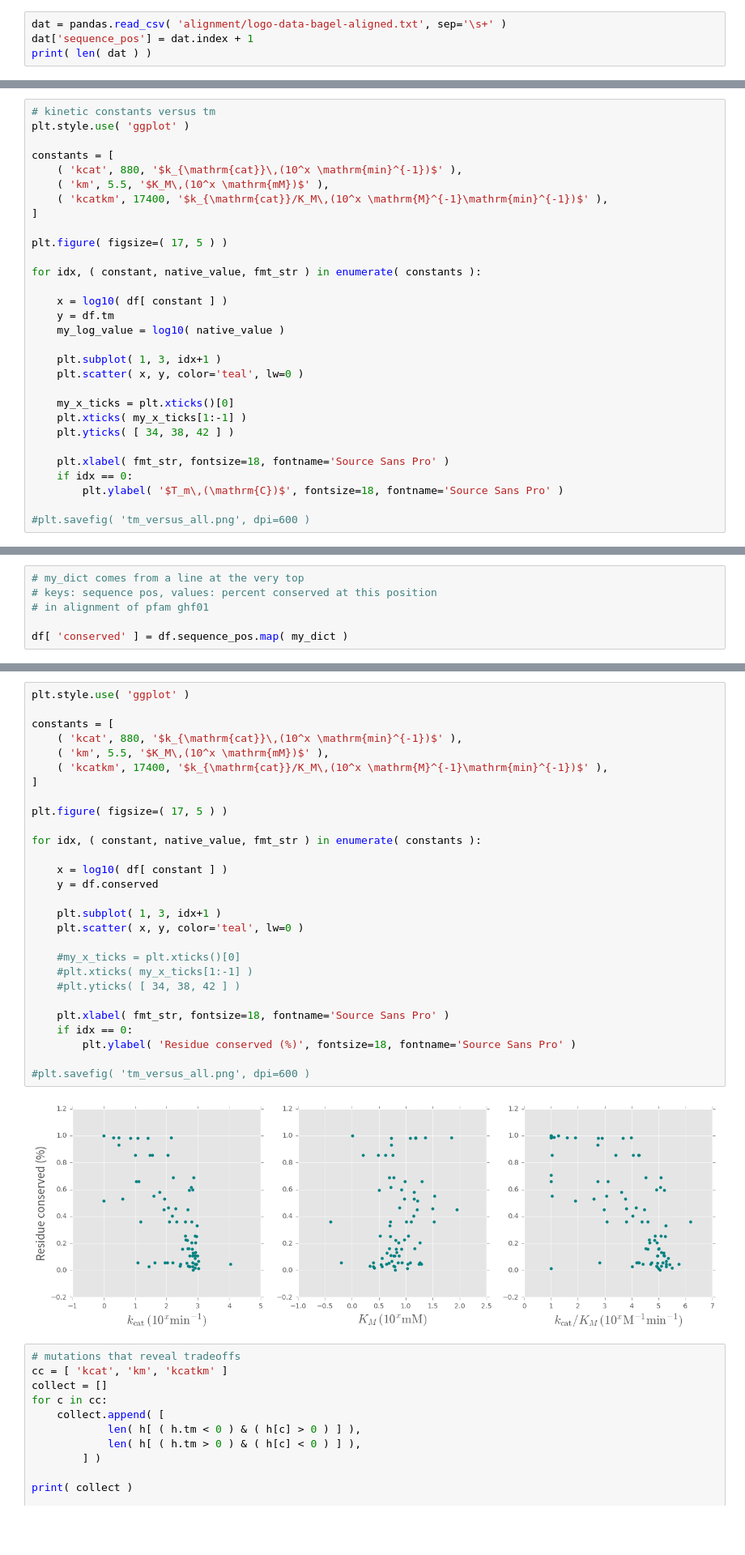
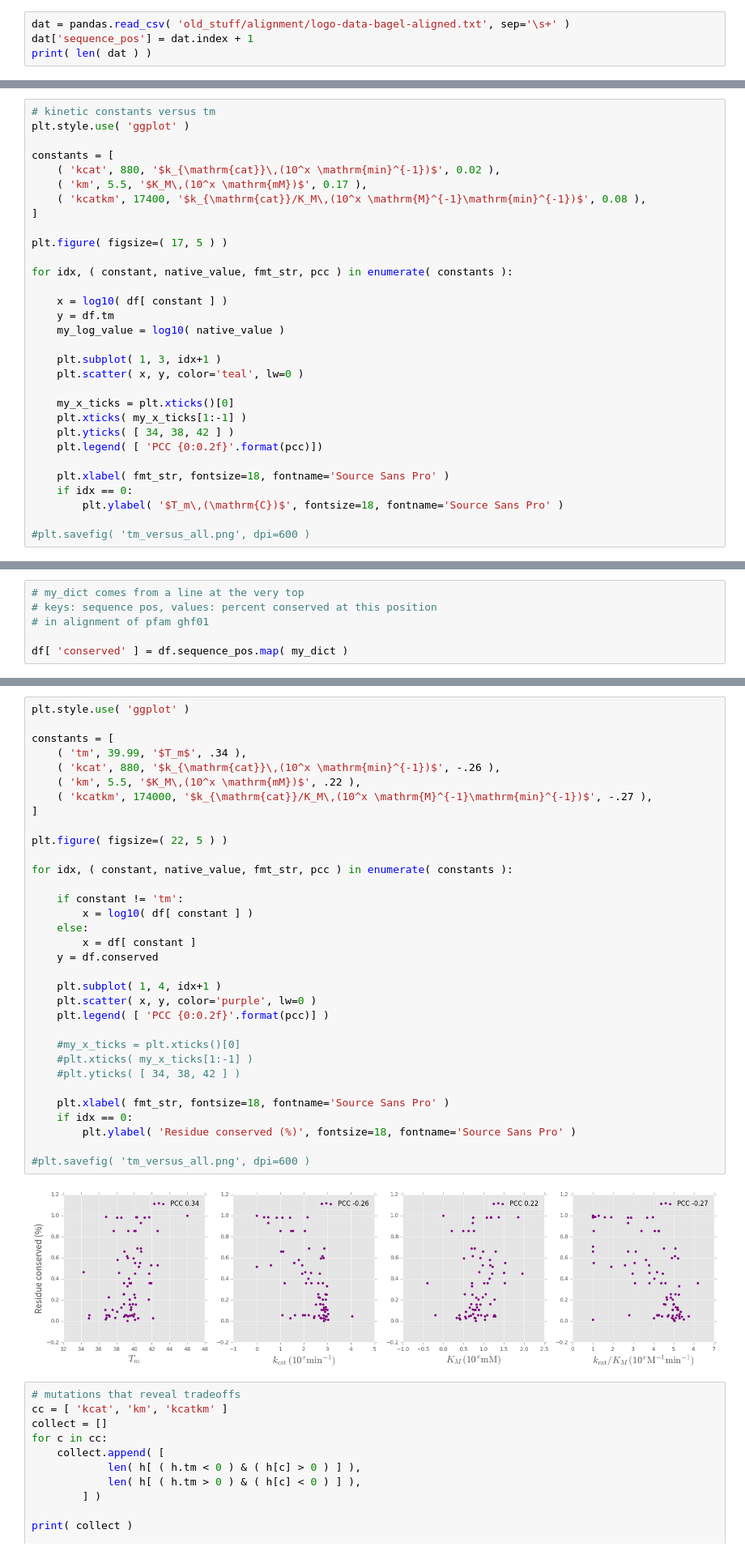
Before and after one commit to dacarlin/bglb_thermal, a Jupyter notebook: paper_draft/figures_for_paper.ipynb, the cells around one changed output, grey strips where cells are left out. Shown at 81% size. Saved outputs shown, nothing was run; the diff lists cells and outputs as text; blank space fills up the shorter version.

Commit message:
Added some additional plots

```diff
--- a/paper_draft/figures_for_paper.ipynb
+++ b/paper_draft/figures_for_paper.ipynb
@@ -57,7 +126,7 @@ Index(['G12N', 'S16N', 'Q19P', 'S32L', 'W34A', 'F72H', 'R76A', 'H119E',
 
 Alignment of 1554 Pfam sequences that we trimmed by hand to have catalytic residues as in previous paper
 # %%
-dat = pandas.read_csv( 'alignment/logo-data-bagel-aligned.txt', sep='\s+' )
+dat = pandas.read_csv( 'old_stuff/alignment/logo-data-bagel-aligned.txt', sep='\s+' )
 dat['sequence_pos'] = dat.index + 1
 print( len( dat ) )
 # %% [output]
@@ -451,14 +577,14 @@ df.corr( method='pearson' ) # I love pandas
 plt.style.use( 'ggplot' )
 
 constants = [
-    ( 'kcat', 880, '$k_{\mathrm{cat}}\,(10^x \mathrm{min}^{-1})$' ),
-    ( 'km', 5.5, '$K_M\,(10^x \mathrm{mM})$' ),
-    ( 'kcatkm', 17400, '$k_{\mathrm{cat}}/K_M\,(10^x \mathrm{M}^{-1}\mathrm{min}^{-1})$' ),
+    ( 'kcat', 880, '$k_{\mathrm{cat}}\,(10^x \mathrm{min}^{-1})$', 0.02 ),
+    ( 'km', 5.5, '$K_M\,(10^x \mathrm{mM})$', 0.17 ),
+    ( 'kcatkm', 17400, '$k_{\mathrm{cat}}/K_M\,(10^x \mathrm{M}^{-1}\mathrm{min}^{-1})$', 0.08 ),
 ]
 
 plt.figure( figsize=( 17, 5 ) )
 
-for idx, ( constant, native_value, fmt_str ) in enumerate( constants ):
+for idx, ( constant, native_value, fmt_str, pcc ) in enumerate( constants ):
 
     x = log10( df[ constant ] )
     y = df.tm
@@ -470,6 +596,7 @@ for idx, ( constant, native_value, fmt_str ) in enumerate( constants ):
     my_x_ticks = plt.xticks()[0]
     plt.xticks( my_x_ticks[1:-1] )
     plt.yticks( [ 34, 38, 42 ] )
+    plt.legend( [ 'PCC {0:0.2f}'.format(pcc)])
 
     plt.xlabel( fmt_str, fontsize=18, fontname='Source Sans Pro' )
     if idx == 0:
@@ -487,33 +616,38 @@ df[ 'conserved' ] = df.sequence_pos.map( my_dict )
 # %%
 plt.style.use( 'ggplot' )
 
 constants = [
-    ( 'kcat', 880, '$k_{\mathrm{cat}}\,(10^x \mathrm{min}^{-1})$' ),
-    ( 'km', 5.5, '$K_M\,(10^x \mathrm{mM})$' ),
-    ( 'kcatkm', 17400, '$k_{\mathrm{cat}}/K_M\,(10^x \mathrm{M}^{-1}\mathrm{min}^{-1})$' ),
+    ( 'tm', 39.99, '$T_m$', .34 ),
+    ( 'kcat', 880, '$k_{\mathrm{cat}}\,(10^x \mathrm{min}^{-1})$', -.26 ),
+    ( 'km', 5.5, '$K_M\,(10^x \mathrm{mM})$', .22 ),
+    ( 'kcatkm', 174000, '$k_{\mathrm{cat}}/K_M\,(10^x \mathrm{M}^{-1}\mathrm{min}^{-1})$', -.27 ),
 ]
 
-plt.figure( figsize=( 17, 5 ) )
+plt.figure( figsize=( 22, 5 ) )
 
-for idx, ( constant, native_value, fmt_str ) in enumerate( constants ):
+for idx, ( constant, native_value, fmt_str, pcc ) in enumerate( constants ):
 
-    x = log10( df[ constant ] )
+    if constant != 'tm':
+        x = log10( df[ constant ] )
+    else:
+        x = df[ constant ]
     y = df.conserved
 
-    plt.subplot( 1, 3, idx+1 )
-    plt.scatter( x, y, color='teal', lw=0 )
+    plt.subplot( 1, 4, idx+1 )
+    plt.scatter( x, y, color='purple', lw=0 )
+    plt.legend( [ 'PCC {0:0.2f}'.format(pcc)] )
 
     #my_x_ticks = plt.xticks()[0]
     #plt.xticks( my_x_ticks[1:-1] )
     #plt.yticks( [ 34, 38, 42 ] )
 
     plt.xlabel( fmt_str, fontsize=18, fontname='Source Sans Pro' )
     if idx == 0:
         plt.ylabel( 'Residue conserved (%)', fontsize=18, fontname='Source Sans Pro' )
 
 #plt.savefig( 'tm_versus_all.png', dpi=600 )
 # %% [output]
-[figure, old version]
+[figure, new version]
 # %%
 # mutations that reveal tradeoffs
 cc = [ 'kcat', 'km', 'kcatkm' ]
```
Also changed, not shown: parts of 15 cells of this notebook, 1 other file.
